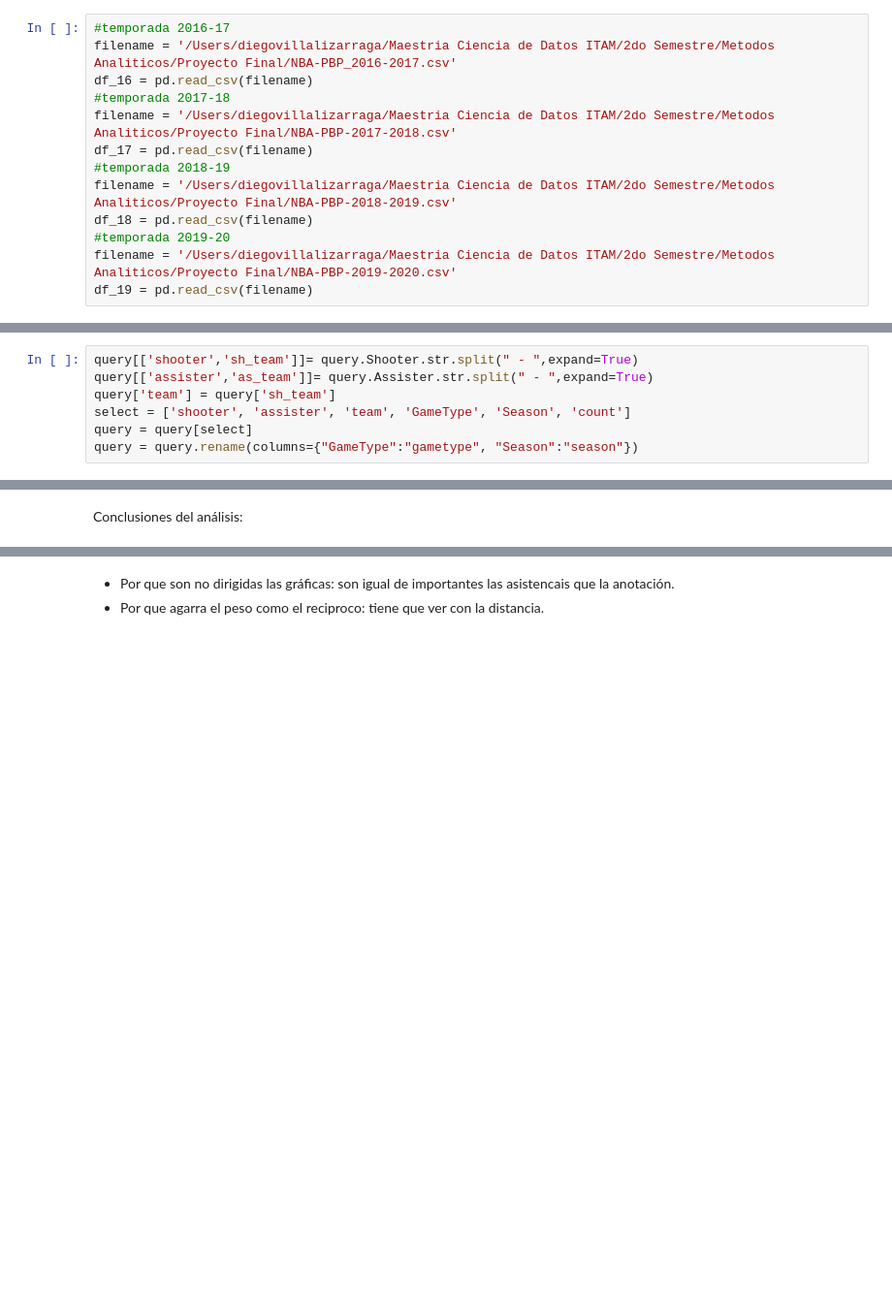
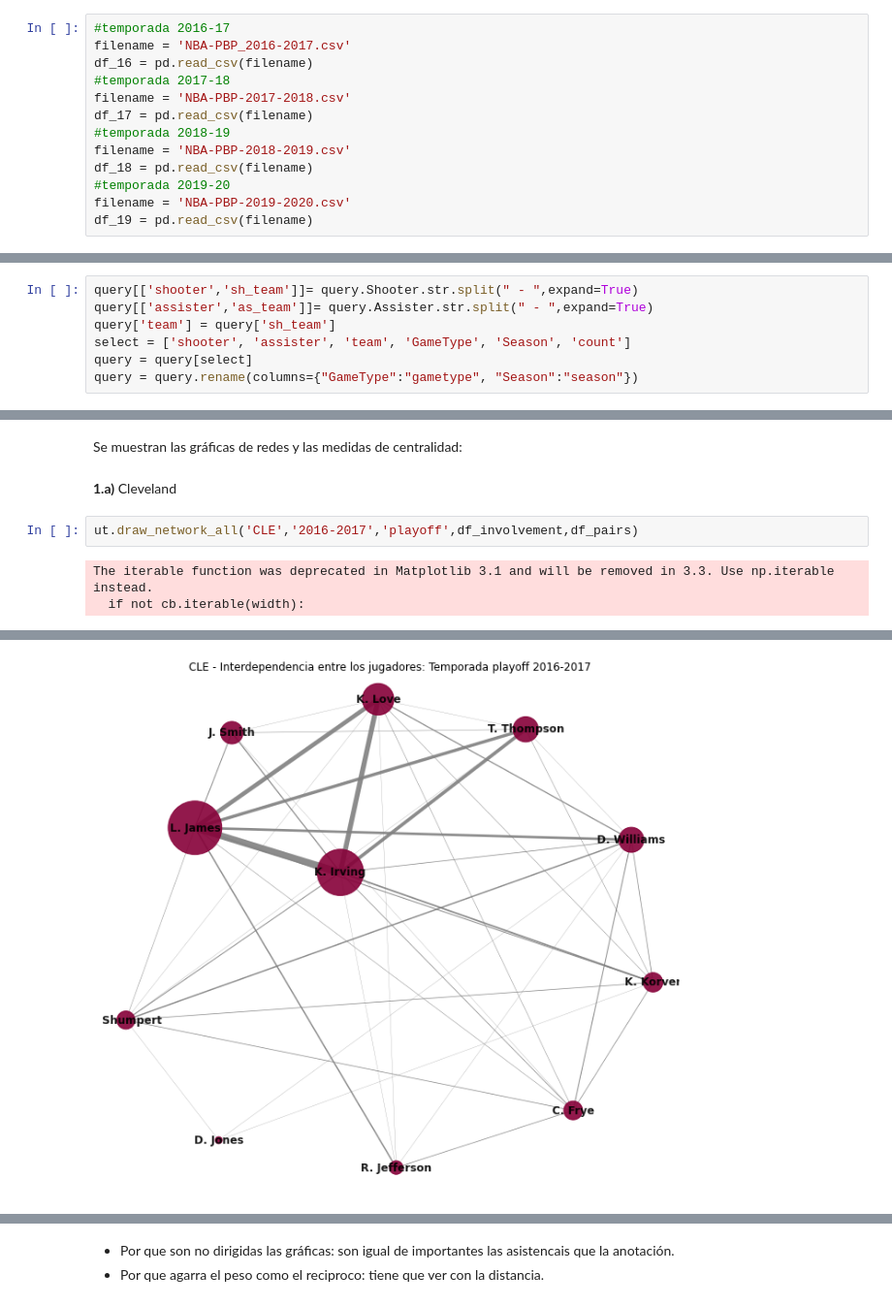
Before and after one commit to Millan13/Moneyball-NBA, a Jupyter notebook: Notebooks/Trabajo_Final_Metodos_Analiticos.ipynb, the cells around one changed output, grey strips where cells are left out. Shown at 97% size. Cells and saved outputs as stored; diff of their text form; blank space fills up the shorter version.

```diff
--- a/Notebooks/Trabajo_Final_Metodos_Analiticos.ipynb
+++ b/Notebooks/Trabajo_Final_Metodos_Analiticos.ipynb
@@ -123,16 +124,16 @@ Para responder a la pregunta 1) se analizará la estructura de redes de los dos
 Primero empezamos por importar la información a nivel jugada para todas las temporadas que tenemos disponibles.
 # %%
 #temporada 2016-17
-filename = '/Users/diegovillalizarraga/Maestria Ciencia de Datos ITAM/2do Semestre/Metodos Analiticos/Proyecto Final/NBA-PBP_2016-2017.csv'
+filename = 'NBA-PBP_2016-2017.csv'
 df_16 = pd.read_csv(filename)
 #temporada 2017-18
-filename = '/Users/diegovillalizarraga/Maestria Ciencia de Datos ITAM/2do Semestre/Metodos Analiticos/Proyecto Final/NBA-PBP-2017-2018.csv'
+filename = 'NBA-PBP-2017-2018.csv'
 df_17 = pd.read_csv(filename)
 #temporada 2018-19
-filename = '/Users/diegovillalizarraga/Maestria Ciencia de Datos ITAM/2do Semestre/Metodos Analiticos/Proyecto Final/NBA-PBP-2018-2019.csv'
+filename = 'NBA-PBP-2018-2019.csv'
 df_18 = pd.read_csv(filename)
 #temporada 2019-20
-filename = '/Users/diegovillalizarraga/Maestria Ciencia de Datos ITAM/2do Semestre/Metodos Analiticos/Proyecto Final/NBA-PBP-2019-2020.csv'
+filename = 'NBA-PBP-2019-2020.csv'
 df_19 = pd.read_csv(filename)
 # %%
 df_16['Season'] = '2016-2017'
@@ -188,2 +203,9 @@ df_involvement.head()
-# %% [markdown]
-Conclusiones del análisis:
+# %% [markdown]
+Se muestran las gráficas de redes y las medidas de centralidad:
+# %% [markdown]
+**1.a)** Cleveland
+# %%
+ut.draw_network_all('CLE','2016-2017','playoff',df_involvement,df_pairs)
+# %% [output]
+The iterable function was deprecated in Matplotlib 3.1 and will be removed in 3.3. Use np.iterable instead.
+  if not cb.iterable(width):
@@ -189,0 +224 @@ Conclusiones del análisis:
+[figure, added]
```
Also changed, not shown: parts of 35 cells of this notebook.
